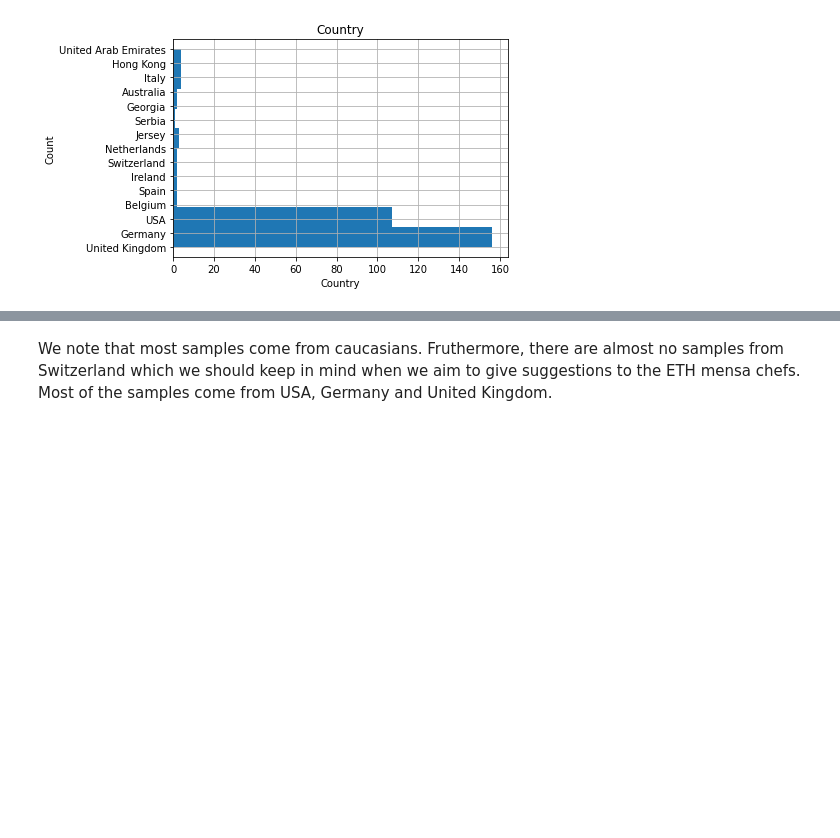
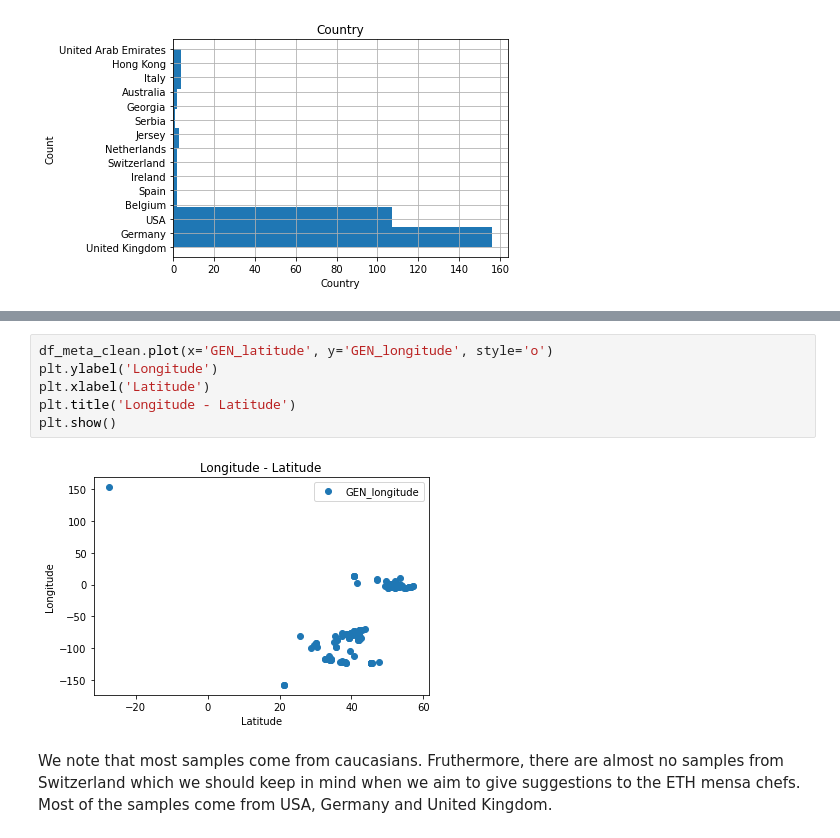
Before and after one commit to dhasanova99/HealthyFood, a Jupyter notebook: JupyterDocs/FirstLook.ipynb, the cells around one changed output, grey strips where cells are left out. Saved outputs shown, nothing was run; the diff lists cells and outputs as text; blank space fills up the shorter version.

```diff
--- a/JupyterDocs/FirstLook.ipynb
+++ b/JupyterDocs/FirstLook.ipynb
@@ -182,3 +212,11 @@ plt.show()
+# %%
+df_meta_clean.plot(x='GEN_latitude', y='GEN_longitude', style='o')
+plt.ylabel('Longitude')
+plt.xlabel('Latitude')
+plt.title('Longitude - Latitude')
+plt.show()
+# %% [output]
+[figure, added]
 # %% [markdown]
 We note that most samples come from caucasians. Fruthermore, there are almost no samples from Switzerland which we should keep in mind when we aim to give suggestions to the ETH mensa chefs. Most of the samples come from USA, Germany and United Kingdom.
 # %%
```
Also changed, not shown: parts of 14 cells of this notebook, 1 other file.
